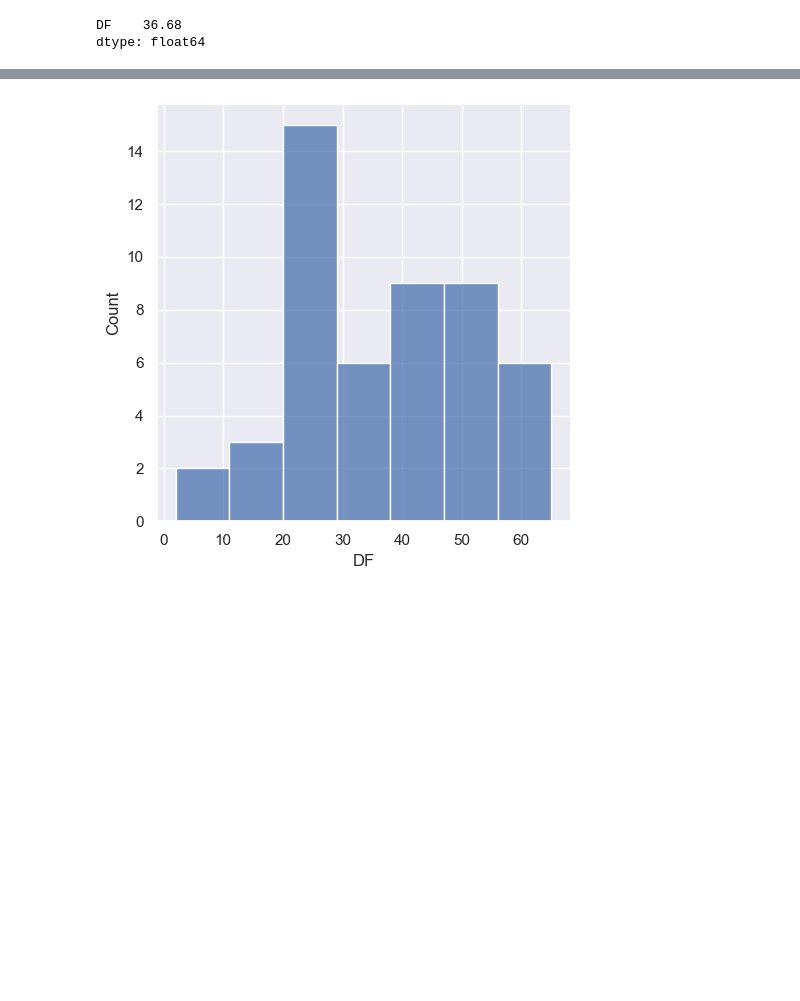
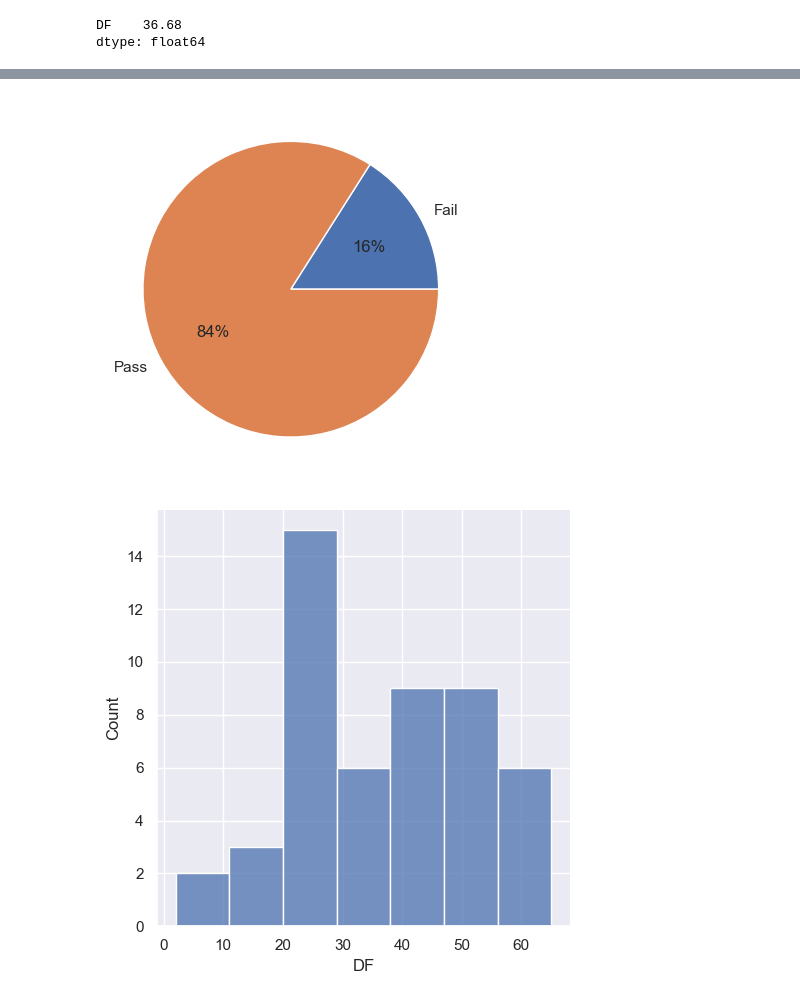
Before and after one commit to manglanivivek/marks-management, a Jupyter notebook: marking.ipynb, the cells around one changed output, grey strips where cells are left out. Cells and saved outputs as stored; diff of their text form; code cells hidden in the pictures; blank space fills up the shorter version.

```diff
--- a/marking.ipynb
+++ b/marking.ipynb
@@ -60,3 +63,11 @@ print(dfavg.sum()/dfcount)
 # %% [output]
 DF    36.68
 dtype: float64
+# %%
+a1 = data.DF
+dffail = a1[a1<24]
+print("Number of students failed in DF is:")
+print(dffail.value_counts().sum())
+print("\n Those Students are:")
+dfpass = a1[a1>=24]
+dffail
@@ -63,3 +88,10 @@ dtype: float64
+# %%
+datadf = [dffail.value_counts().sum(),dfpass.value_counts().sum()]
+labels = ['Fail',"Pass"]
+mat.pie(datadf,labels=labels,autopct='%.0f%%')
+mat.show()
+# %% [output]
+[figure, added]
 # %%
 sea.displot(a1,bins=7)
 mat.show()
```
Also changed, not shown: parts of 14 cells of this notebook.
